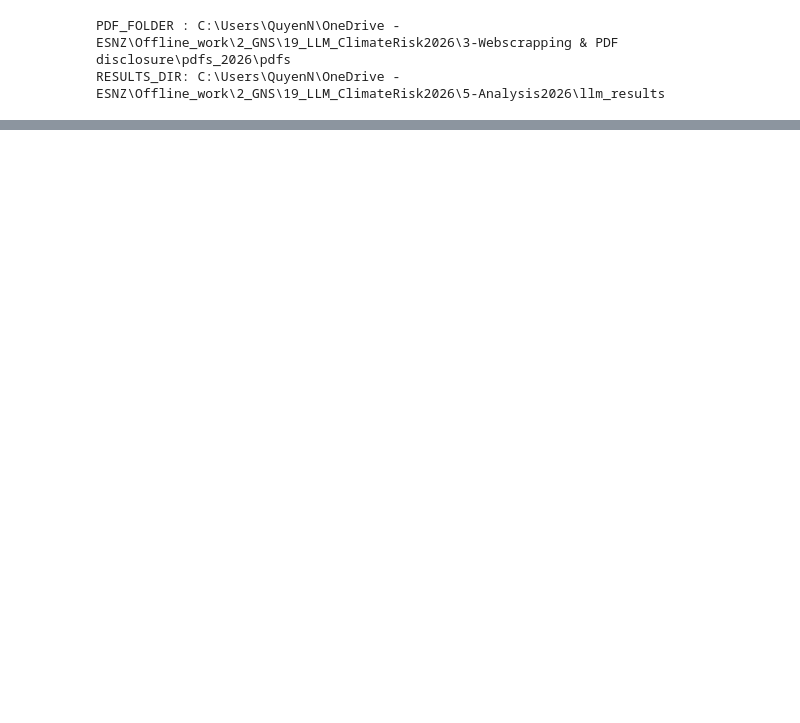
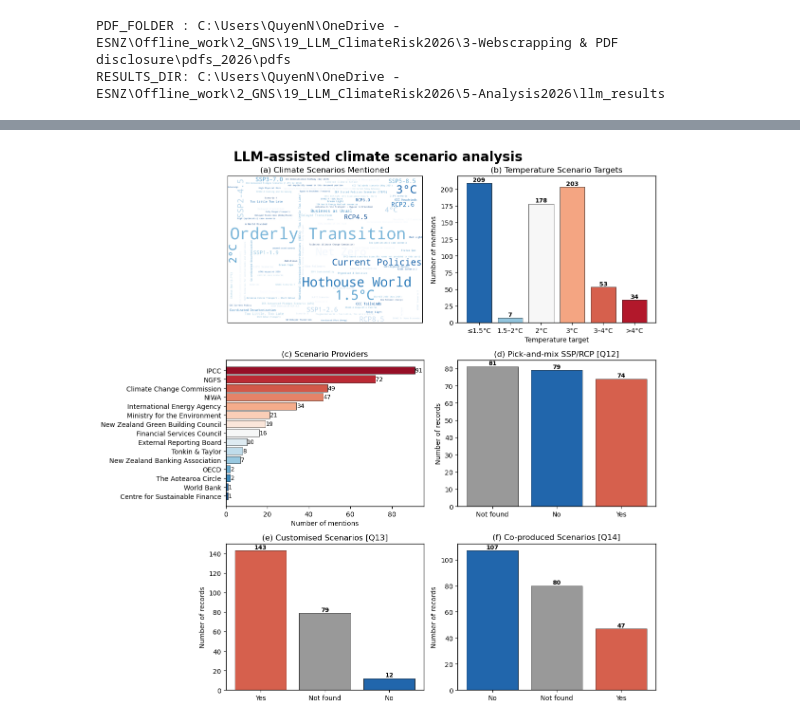
Before and after one commit to quyennguyen2201/LLM_climaterisk_2026, a Jupyter notebook: scripts/4-llm_result.ipynb, the cells around one changed output, grey strips where cells are left out. Drawn from its saved outputs; the diff is of its cells as text; code cells hidden in the pictures; blank space fills up the shorter version.

Commit message:
Remove all old results

```diff
--- a/scripts/4-llm_result.ipynb
+++ b/scripts/4-llm_result.ipynb
@@ -24,6 +107,5 @@ RESULTS_DIR: C:\Users\QuyenN\OneDrive - ESNZ\Offline_work\2_GNS\19_LLM_ClimateRi
 # %%
 # Load submitted PDFs
-df = pd.read_csv(PDF_LIST)
-df = df[df['Status'] == 'Submitted'].copy()
+df = pd.read_csv(SELECTED_PDF_LIST)
 print(f'Submitted PDFs: {len(df)}')
 df[['Company Name', 'period_year', 'pdf_files']].head(5)
@@ -73,0 +465,13 @@ conf_summary
+# %%
+def extract_yes_no(val):
+    if pd.isna(val) or str(val).strip().lower() == 'not_found':
+        return 'Not found'
+    s = str(val).strip().lower()
+    if re.search(r'\byes\b', s):
+        return 'Yes'
+    elif re.search(r'\bno\b', s):
+        return 'No'
+    return 'Not found'
+
+llm_results['Q14_process'] = llm_results['Q14_answer'].apply(extract_yes_no)
+llm_results['Q14_process'].value_counts()
@@ -73,0 +484,73 @@ conf_summary
+# %%
+llm_results['Q15_process'] = llm_results['Q15_answer'].apply(normalise_scenario)
+llm_results['Q15_process'].value_counts()
+llm_results.to_csv("test.csv")
+# %%
+fig, axes = plt.subplots(3, 2, figsize=(12, 12), facecolor='white')
+ax1, ax2, ax3, ax4, ax5, ax6 = axes.flatten()
+
+# ── Panel (a): Scenario word cloud ────────────────────────────────────────────
+ax1.imshow(wc, interpolation='bilinear')
+ax1.tick_params(left=False, bottom=False, labelleft=False, labelbottom=False)
+ax1.set_title('(a) Climate Scenarios Mentioned', fontweight='normal')
+for spine in ax1.spines.values():
+    spine.set_visible(True)
+    spine.set_edgecolor('black')
+    spine.set_linewidth(0.8)
+
+# ── Panel (b): Temperature buckets ───────────────────────────────────────────
+colors_b = [BUCKET_COLORS.get(b, '#999') for b in bucket_counts['bucket']]
+ax2.bar(bucket_counts['bucket'], bucket_counts['count'],
+        color=colors_b, edgecolor='black', linewidth=0.5)
+for i, row in bucket_counts.iterrows():
+    ax2.text(i, row['count'] + 0.2, str(row['count']),
+             ha='center', va='bottom', fontsize=9, fontweight='bold')
+ax2.set_title('(b) Temperature Scenario Targets', fontweight='normal')
+ax2.set_xlabel('Temperature target')
+ax2.set_ylabel('Number of mentions')
+
+# ── Panel (c): Scenario providers ────────────────────────────────────────────
+colors_c = sns.color_palette('RdBu', n_colors=len(provider_counts))[::-1]
+ax3.barh(provider_counts['provider'][::-1], provider_counts['count'][::-1],
+         color=colors_c, edgecolor='black', linewidth=0.5)
+for i, (_, row) in enumerate(provider_counts[::-1].iterrows()):
+    ax3.text(row['count'] + 0.1, i, str(row['count']), va='center', fontsize=9)
+ax3.set_title('(c) Scenario Providers', fontweight='normal')
+ax3.set_xlabel('Number of mentions')
+
+# ── Shared Yes/No plotter ─────────────────────────────────────────────────────
+YESNO_COLORS = {'Yes': '#D6604D', 'No': '#2166AC', 'not_found': '#D1D1D1'}
+
+def plot_yesno(ax, q_col, title):
+    counts = llm_results[q_col].apply(extract_yes_no).value_counts().reset_index()
+    counts.columns = ['answer', 'count']
+    ax.bar(counts['answer'], counts['count'],
+           color=[YESNO_COLORS.get(a, '#999') for a in counts['answer']],
+           edgecolor='black', linewidth=0.5)
+    for i, row in counts.iterrows():
+        ax.text(i, row['count'] + 0.2, str(row['count']),
+                ha='center', va='bottom', fontsize=9, fontweight='bold')
+    ax.set_title(title, fontweight='normal')
+    ax.set_ylabel('Number of records')
+
+# ── Panel (d): Pick-and-mix SSP/RCP ──────────────────────────────────────────
+plot_yesno(ax4, 'Q12_answer', '(d) Pick-and-mix SSP/RCP [Q12]')
+
+# ── Panel (e): Customised scenarios ──────────────────────────────────────────
+plot_yesno(ax5, 'Q13_answer', '(e) Customised Scenarios [Q13]')
+
+# ── Panel (f): Co-produced scenarios ─────────────────────────────────────────
+plot_yesno(ax6, 'Q14_answer', '(f) Co-produced Scenarios [Q14]')
+
+for ax in (ax2, ax3, ax4, ax5, ax6):
+    for spine in ax.spines.values():
+        spine.set_edgecolor('black')
+        spine.set_linewidth(1)
+
+plt.suptitle('LLM-assisted climate scenario analysis', fontweight='bold', fontsize=20)
+plt.tight_layout()
+plt.savefig(os.path.join(FIG_FOLDER, 'Fig_scenario_overview.png'),
+            dpi=300, bbox_inches='tight', facecolor='white')
+plt.show()
+# %% [output]
+[figure, added]
```
Also changed, not shown: parts of 18 cells of this notebook, 20 other files.
